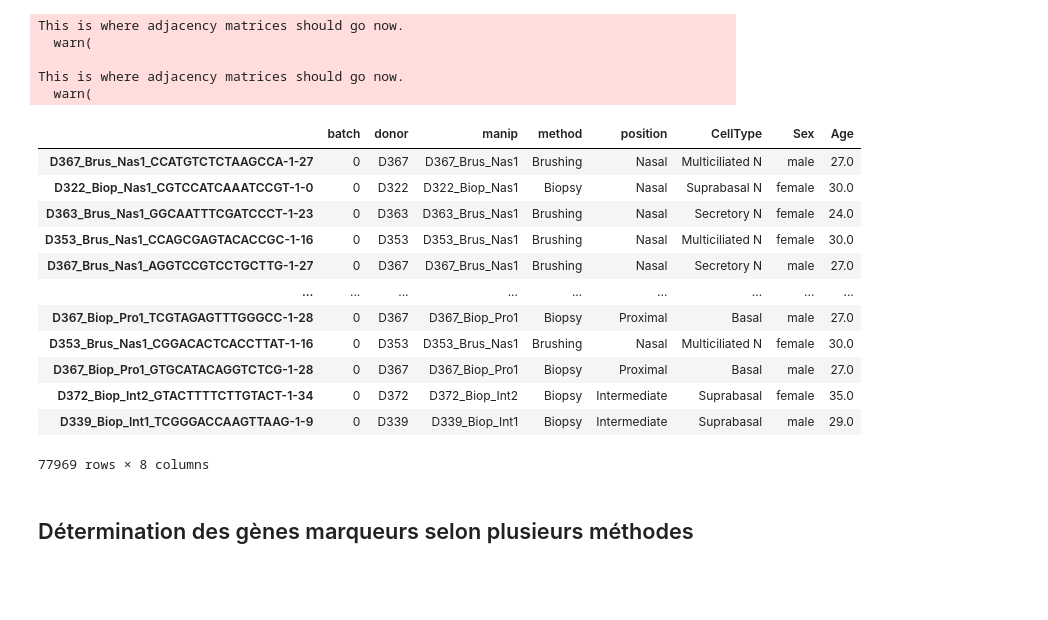
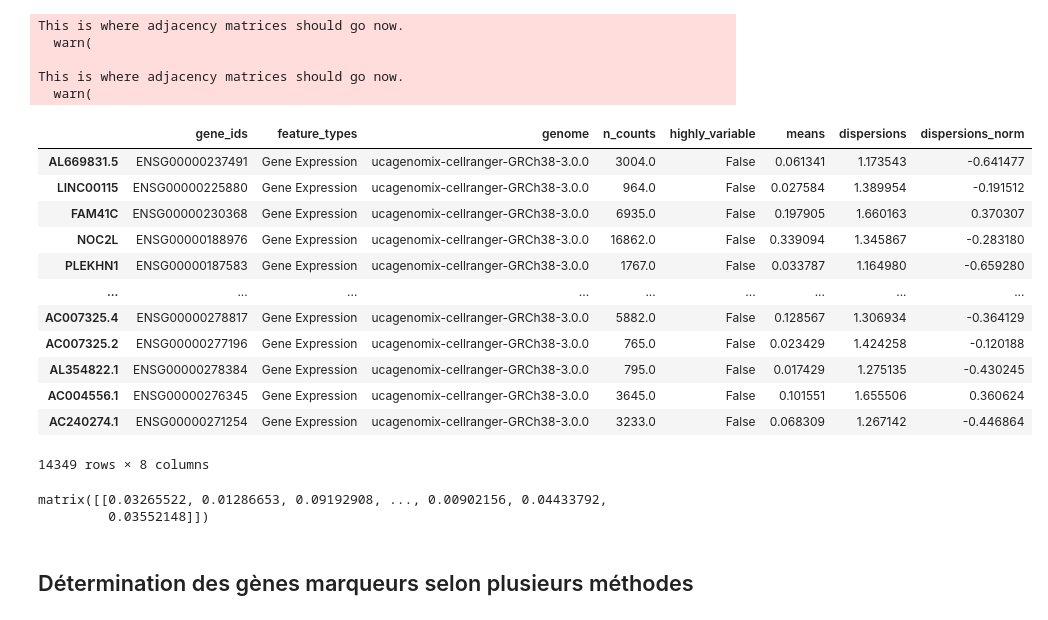
Before and after one commit to AntoineCollin/Spec_notebooks, a Jupyter notebook: Spec_Validation/DE_Compare.ipynb, the cells around one changed output. Saved outputs shown, nothing was run; the diff lists cells and outputs as text; code cells hidden in the pictures; blank space fills up the shorter version.

```diff
--- a/Spec_Validation/DE_Compare.ipynb
+++ b/Spec_Validation/DE_Compare.ipynb
@@ -37,19 +40,24 @@ a=np.array(barbry.X.todense()[:,0])
 # %%
-barbry.obs
+barbry.var
 # %% [output]
-|  | batch | donor | manip | method | position | CellType | Sex | Age |
-| D367_Brus_Nas1_CCATGTCTCTAAGCCA-1-27 | 0 | D367 | D367_Brus_Nas1 | Brushing | Nasal | Multiciliated N | male | 27.0 |
-| D322_Biop_Nas1_CGTCCATCAAATCCGT-1-0 | 0 | D322 | D322_Biop_Nas1 | Biopsy | Nasal | Suprabasal N | female | 30.0 |
-| D363_Brus_Nas1_GGCAATTTCGATCCCT-1-23 | 0 | D363 | D363_Brus_Nas1 | Brushing | Nasal | Secretory N | female | 24.0 |
-| D353_Brus_Nas1_CCAGCGAGTACACCGC-1-16 | 0 | D353 | D353_Brus_Nas1 | Brushing | Nasal | Multiciliated N | female | 30.0 |
-| D367_Brus_Nas1_AGGTCCGTCCTGCTTG-1-27 | 0 | D367 | D367_Brus_Nas1 | Brushing | Nasal | Secretory N | male | 27.0 |
+|  | gene_ids | feature_types | genome | n_counts | highly_variable | means | dispersions | dispersions_norm |
+| AL669831.5 | ENSG00000237491 | Gene Expression | ucagenomix-cellranger-GRCh38-3.0.0 | 3004.0 | False | 0.061341 | 1.173543 | -0.641477 |
+| LINC00115 | ENSG00000225880 | Gene Expression | ucagenomix-cellranger-GRCh38-3.0.0 | 964.0 | False | 0.027584 | 1.389954 | -0.191512 |
+| FAM41C | ENSG00000230368 | Gene Expression | ucagenomix-cellranger-GRCh38-3.0.0 | 6935.0 | False | 0.197905 | 1.660163 | 0.370307 |
+| NOC2L | ENSG00000188976 | Gene Expression | ucagenomix-cellranger-GRCh38-3.0.0 | 16862.0 | False | 0.339094 | 1.345867 | -0.283180 |
+| PLEKHN1 | ENSG00000187583 | Gene Expression | ucagenomix-cellranger-GRCh38-3.0.0 | 1767.0 | False | 0.033787 | 1.164980 | -0.659280 |
 | ... | ... | ... | ... | ... | ... | ... | ... | ... |
-| D367_Biop_Pro1_TCGTAGAGTTTGGGCC-1-28 | 0 | D367 | D367_Biop_Pro1 | Biopsy | Proximal | Basal | male | 27.0 |
-| D353_Brus_Nas1_CGGACACTCACCTTAT-1-16 | 0 | D353 | D353_Brus_Nas1 | Brushing | Nasal | Multiciliated N | female | 30.0 |
-| D367_Biop_Pro1_GTGCATACAGGTCTCG-1-28 | 0 | D367 | D367_Biop_Pro1 | Biopsy | Proximal | Basal | male | 27.0 |
-| D372_Biop_Int2_GTACTTTTCTTGTACT-1-34 | 0 | D372 | D372_Biop_Int2 | Biopsy | Intermediate | Suprabasal | female | 35.0 |
-| D339_Biop_Int1_TCGGGACCAAGTTAAG-1-9 | 0 | D339 | D339_Biop_Int1 | Biopsy | Intermediate | Suprabasal | male | 29.0 |
+| AC007325.4 | ENSG00000278817 | Gene Expression | ucagenomix-cellranger-GRCh38-3.0.0 | 5882.0 | False | 0.128567 | 1.306934 | -0.364129 |
+| AC007325.2 | ENSG00000277196 | Gene Expression | ucagenomix-cellranger-GRCh38-3.0.0 | 765.0 | False | 0.023429 | 1.424258 | -0.120188 |
+| AL354822.1 | ENSG00000278384 | Gene Expression | ucagenomix-cellranger-GRCh38-3.0.0 | 795.0 | False | 0.017429 | 1.275135 | -0.430245 |
+| AC004556.1 | ENSG00000276345 | Gene Expression | ucagenomix-cellranger-GRCh38-3.0.0 | 3645.0 | False | 0.101551 | 1.655506 | 0.360624 |
+| AC240274.1 | ENSG00000271254 | Gene Expression | ucagenomix-cellranger-GRCh38-3.0.0 | 3233.0 | False | 0.068309 | 1.267142 | -0.446864 |
-77969 rows × 8 columns
+14349 rows × 8 columns
+# %%
+barbry.X.todense().mean(axis=0)
+# %% [output]
+matrix([[0.03265522, 0.01286653, 0.09192908, ..., 0.00902156, 0.04433792,
+         0.03552148]])
 # %% [markdown]
 ## Détermination des gènes marqueurs selon plusieurs méthodes
 # %% [markdown]
```
Also changed, not shown: parts of 28 cells of this notebook, 6 other files.
